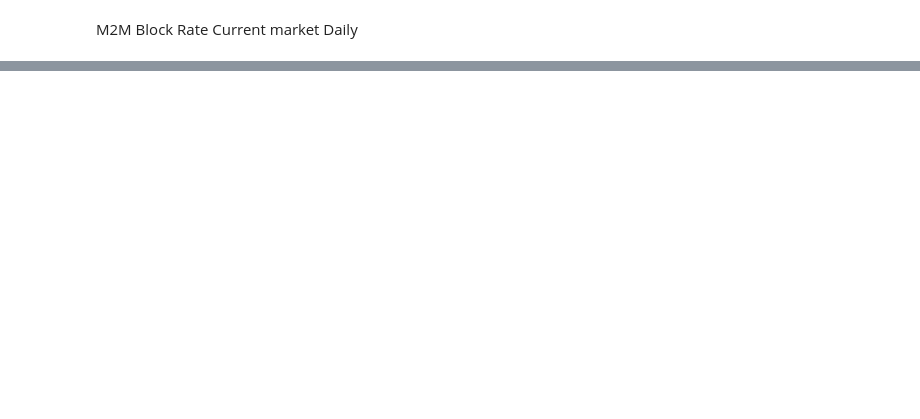
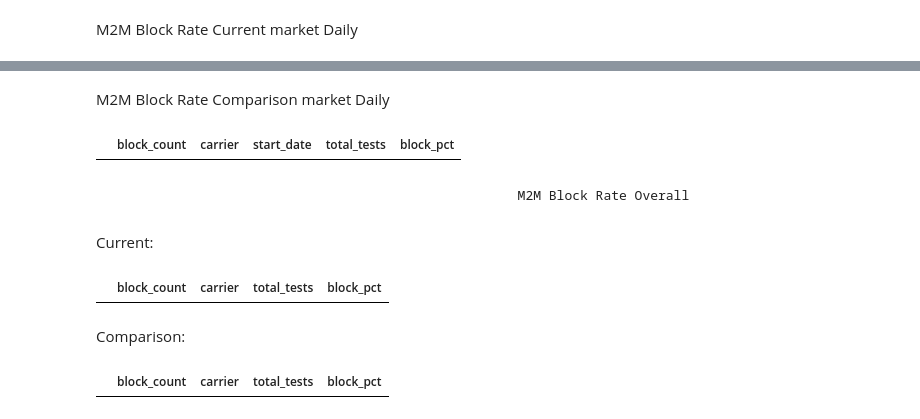
Before and after one commit to ookla-jennymassari/dq_reporting_test.py, a Jupyter notebook: dq_reporting_notebook.ipynb, the cells around one changed output, grey strips where cells are left out. Drawn from its saved outputs; the diff is of its cells as text; code cells hidden in the pictures; blank space fills up the shorter version.

Commit message:
Added logic for  Mobile-to-Mobile Call Block.

```diff
--- a/dq_reporting_notebook.ipynb
+++ b/dq_reporting_notebook.ipynb
@@ -804,0 +851,74 @@ M2M Block Rate Current market Daily
+# %% [markdown]
+M2M Block Rate Comparison market Daily
+# %%
+blk_3 = (
+    call_data_comp[filtered_call_block_comp]
+    .groupby(['carrier', 'start_date'], dropna=False)
+    .size()
+    .reset_index(name='block_count')
+)
+
+blk_4 = (
+    call_data_comp
+    .groupby(['carrier', 'start_date'], dropna=False)
+    .size()
+    .reset_index(name='total_tests')
+)
+
+block_comp = pd.merge(blk_3, blk_4, on=['carrier', 'start_date']).fillna(0)
+
+block_comp['block_pct'] = round((block_comp['block_count'] / block_comp['total_tests']) * 100, 2)
+
+block_comp.head()
+# %% [output]
+|  | block_count | carrier | start_date | total_tests | block_pct |
+# %% [markdown]
+                                                        M2M Block Rate Overall
+# %% [markdown]
+Current:
+# %%
+blk_5 = (
+    call_data_curr[filtered_call_block_curr]
+    .groupby('carrier', dropna=False)
+    .size()
+    .reset_index(name='block_count')
+)
+
+blk_6 = (
+    call_data_curr
+    .groupby('carrier', dropna=False)
+    .size()
+    .reset_index(name='total_tests')
+)
+
+block_all_curr = pd.merge(blk_5, blk_6, on=['carrier']).fillna(0)
+
+block_all_curr['block_pct'] = round((block_curr['block_count'] / block_curr['total_tests']) * 100, 2)
+
+block_all_curr.head()
+# %% [output]
+|  | block_count | carrier | total_tests | block_pct |
+# %% [markdown]
+Comparison:
+# %%
+blk_7 = (
+    call_data_comp[filtered_call_block_comp]
+    .groupby('carrier', dropna=False)
+    .size()
+    .reset_index(name='block_count')
+)
+
+blk_8 = (
+    call_data_comp
+    .groupby('carrier', dropna=False)
+    .size()
+    .reset_index(name='total_tests')
+)
+
+block_all_comp = pd.merge(blk_5, blk_6, on=['carrier']).fillna(0)
+
+block_all_comp['block_pct'] = round((block_comp['block_count'] / block_comp['total_tests']) * 100, 2)
+
+block_all_comp.head()
+# %% [output]
+|  | block_count | carrier | total_tests | block_pct |
```
Also changed, not shown: parts of 2 cells of this notebook.
